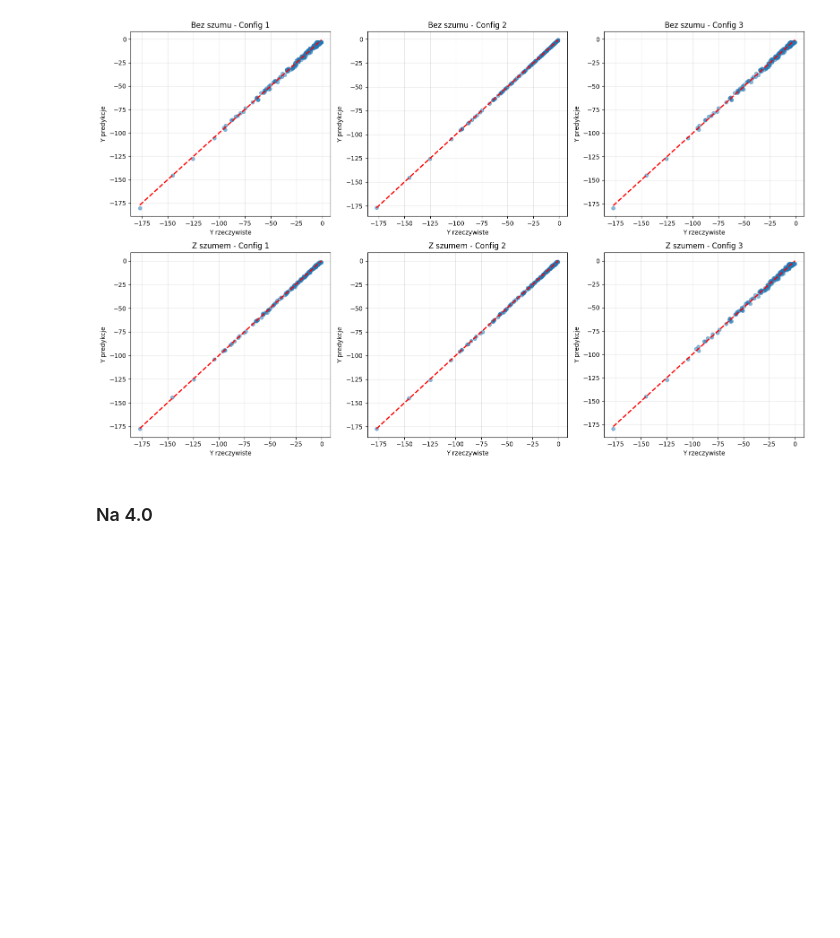
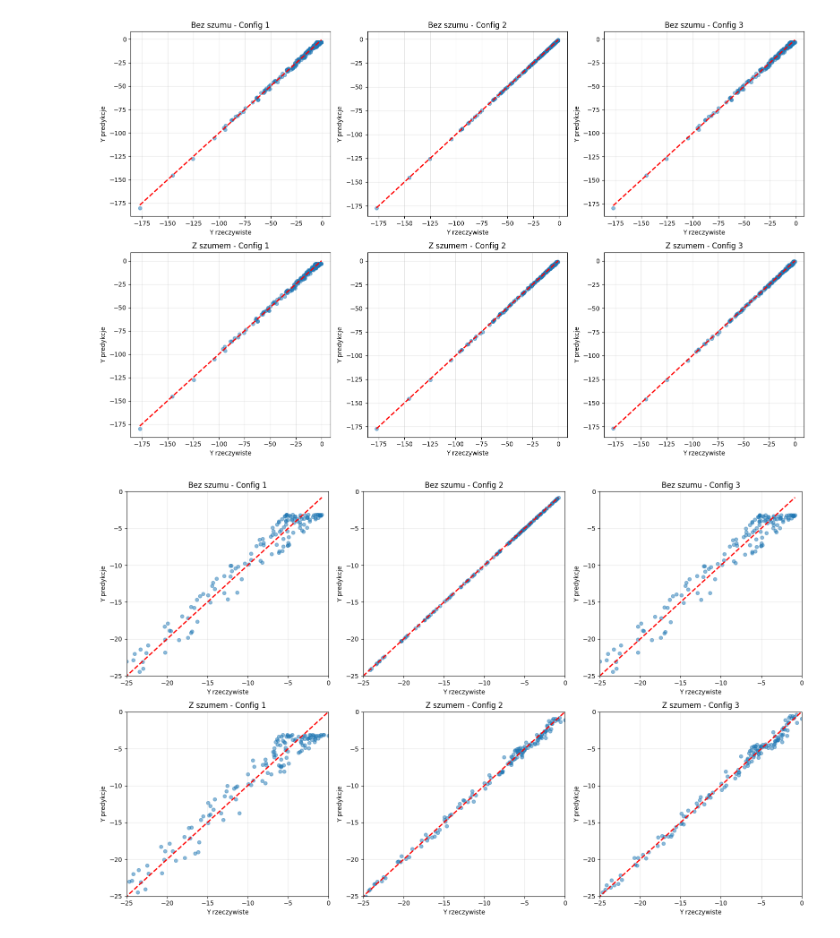
Before and after one commit to esarna/metody-i-algorytmy-optymalizacji, a Jupyter notebook: lab5/zad5.ipynb, the cells around one changed output. Drawn from its saved outputs; the diff is of its cells as text; code cells hidden in the pictures; blank space fills up the shorter version.

```diff
--- a/lab5/zad5.ipynb
+++ b/lab5/zad5.ipynb
@@ -367,5 +305,36 @@ plt.tight_layout()
 plt.show()
 # %% [output]
 [figure]
-# %% [markdown]
-### Na 4.0
+# %%
+fig, axes = plt.subplots(2, 3, figsize=(16, 10))
+
+models_no_noise = [model1, model2, model3]
+models_noise = [model1_n, model2_n, model3_n]
+titles = ["Config 1", "Config 2", "Config 3"]
+
+for idx, (model, ax, title) in enumerate(zip(models_no_noise, axes[0], titles)):
+    y_pred = model.predict(X)
+    ax.scatter(y, y_pred, alpha=0.5, s=30)
+    ax.plot([y.min(), y.max()], [y.min(), y.max()], 'r--', lw=2)
+    ax.set_xlabel("Y rzeczywiste")
+    ax.set_ylabel("Y predykcje")
+    ax.set_title(f"Bez szumu - {title}")
+    ax.grid(True, alpha=0.3)
+    ax.set_ylim(-25, 0)
+    ax.set_xlim(-25, 0)
+
+for idx, (model, ax, title) in enumerate(zip(models_noise, axes[1], titles)):
+    y_pred = model.predict(X_noisy)
+    ax.scatter(y_noisy, y_pred, alpha=0.5, s=30)
+    ax.plot([y_noisy.min(), y_noisy.max()], [y_noisy.min(), y_noisy.max()], 'r--', lw=2)
+    ax.set_xlabel("Y rzeczywiste")
+    ax.set_ylabel("Y predykcje")
+    ax.set_title(f"Z szumem - {title}")
+    ax.grid(True, alpha=0.3)
+    ax.set_ylim(-25, 0)
+    ax.set_xlim(-25, 0)
+
+plt.tight_layout()
+plt.show()
+# %% [output]
+[figure, added]
```
Also changed, not shown: parts of 24 cells of this notebook, 2 other files.
